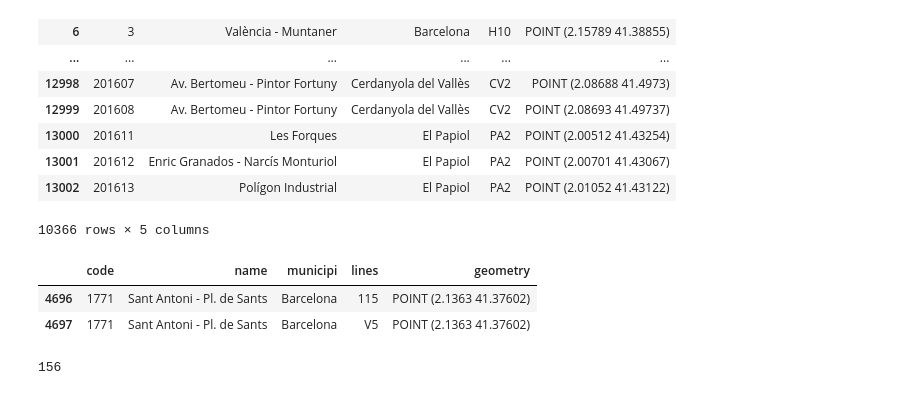
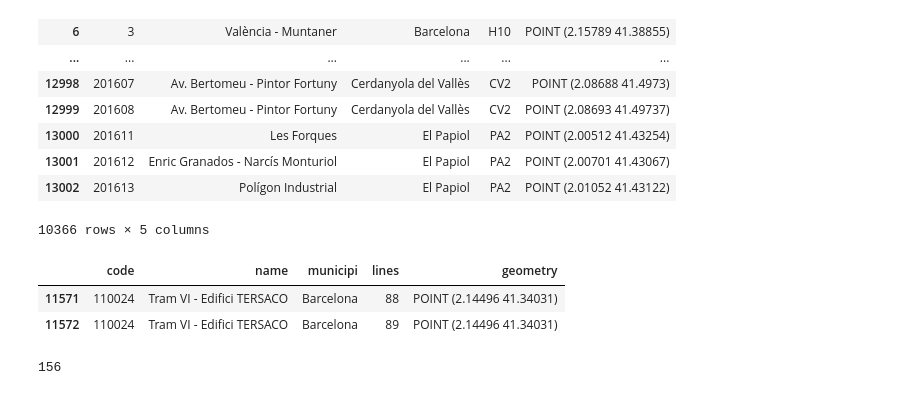
Before and after one commit to bmantepe/stop-location, a Jupyter notebook: 06-Bus-Nodes-AMB.ipynb, the cells around one changed output. Drawn from its saved outputs; the diff is of its cells as text; code cells hidden in the pictures.

```diff
--- a/06-Bus-Nodes-AMB.ipynb
+++ b/06-Bus-Nodes-AMB.ipynb
@@ -183,12 +183,16 @@ geo_df_stops_amb
 | 13001 | 201612 | Enric Granados - Narcís Monturiol | El Papiol | PA2 | POINT (2.00701 41.43067) |
 | 13002 | 201613 | Polígon Industrial | El Papiol | PA2 | POINT (2.01052 41.43122) |
 10366 rows × 5 columns
+# %%
+correct_point_110024 = Point(2.144958892110339,41.34030702538247)
+# %%
+geo_df_stops_amb.loc[geo_df_stops_amb['code'] == 110024, 'geometry'] = correct_point_110024
 # %%
-geo_df_stops_amb[geo_df_stops_amb['code'] == 1771]
+geo_df_stops_amb[geo_df_stops_amb['code'] == 110024]
 # %% [output]
 |  | code | name | municipi | lines | geometry |
-| 4696 | 1771 | Sant Antoni - Pl. de Sants | Barcelona | 115 | POINT (2.1363 41.37602) |
-| 4697 | 1771 | Sant Antoni - Pl. de Sants | Barcelona | V5 | POINT (2.1363 41.37602) |
+| 11571 | 110024 | Tram VI - Edifici TERSACO | Barcelona | 88 | POINT (2.14496 41.34031) |
+| 11572 | 110024 | Tram VI - Edifici TERSACO | Barcelona | 89 | POINT (2.14496 41.34031) |
 # %%
 linies_w_trajectory = geo_df_traj_amb["linia"].unique().tolist()
 geo_df_traj_amb["linia"].nunique()
```
Also changed, not shown: parts of 1 cell of this notebook, 8 other files.
